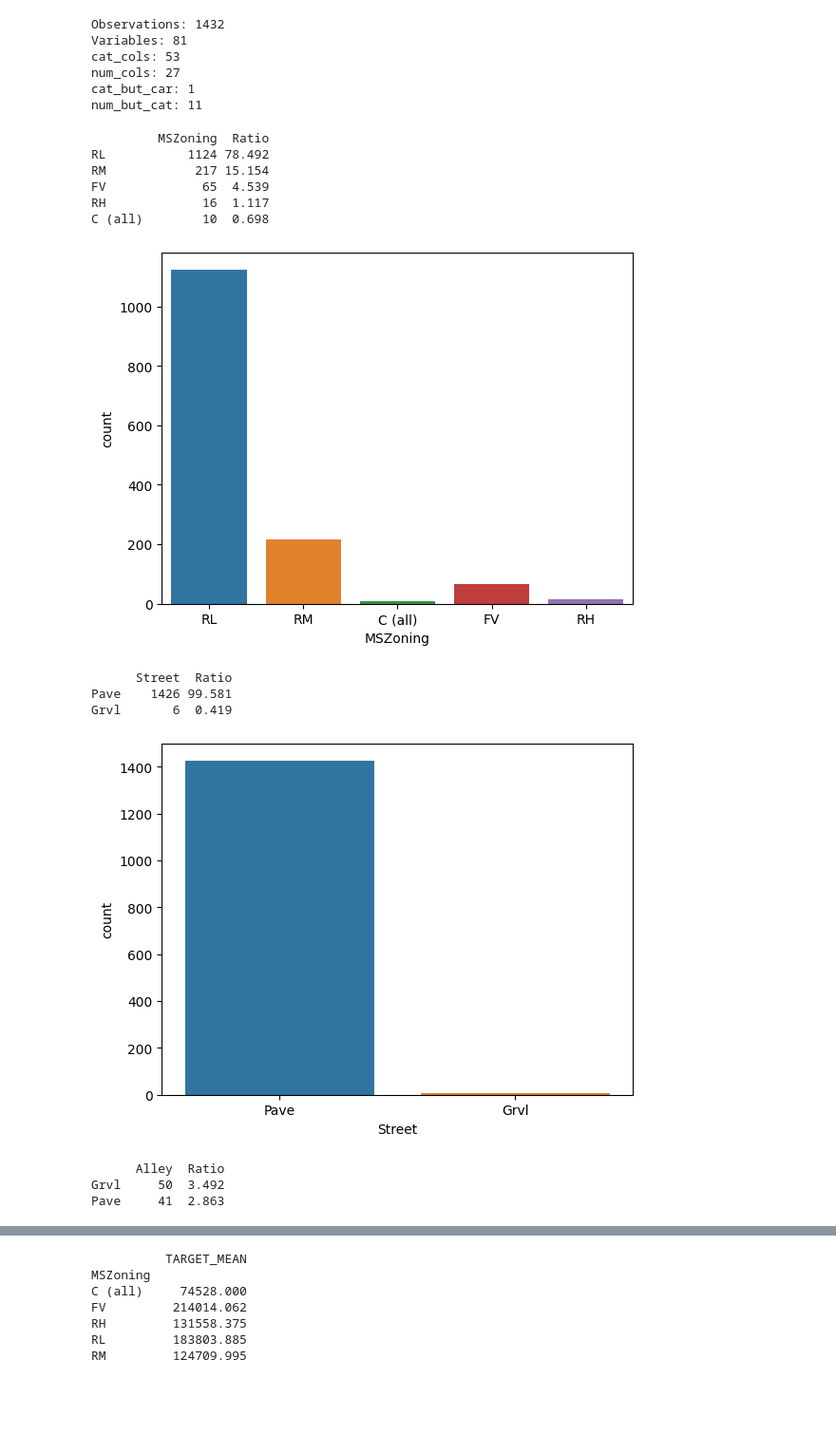
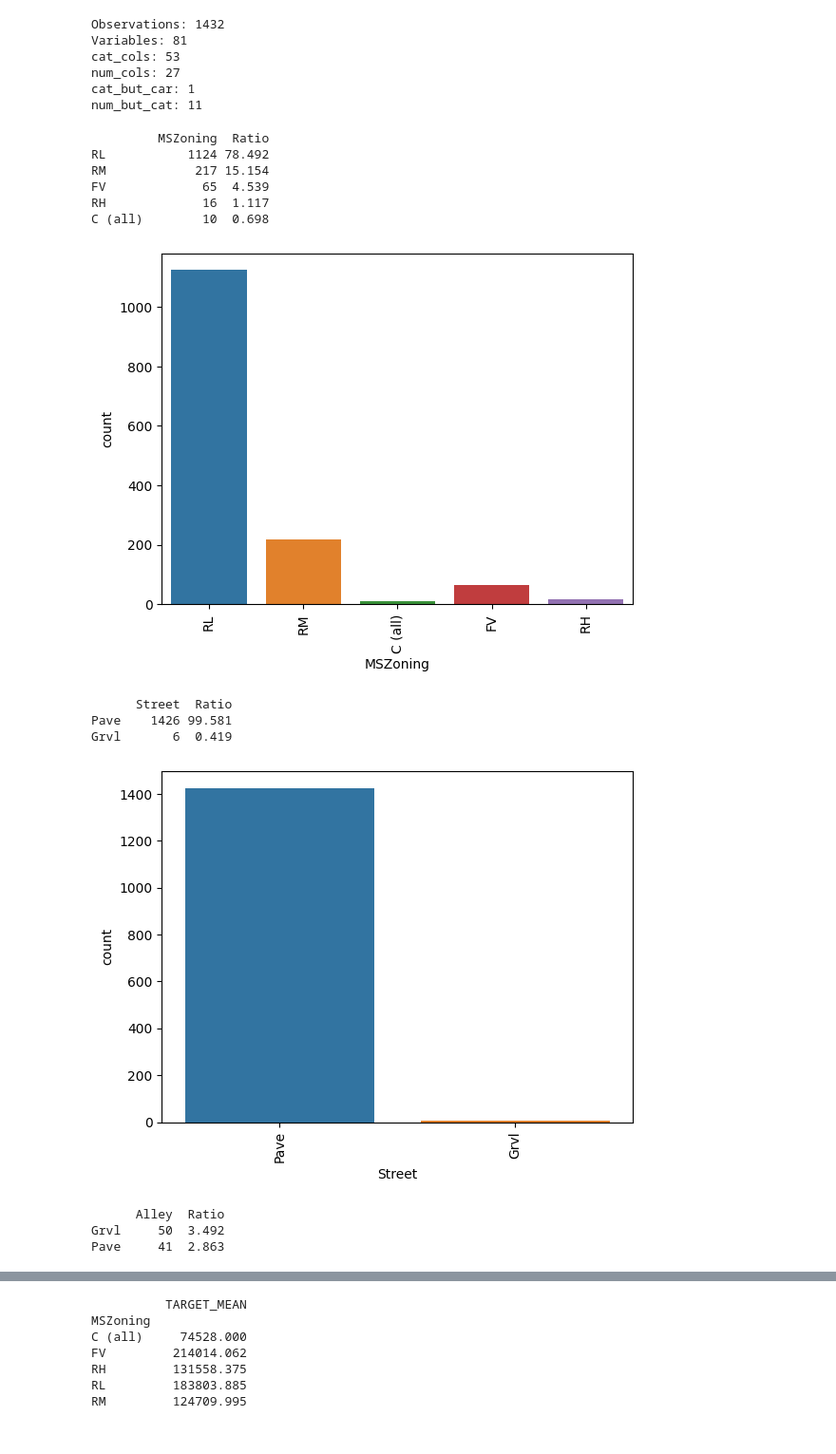
Before and after one commit to FehmiSerkanKazankaya/Miuul_Machine_Learning_Camp, a Jupyter notebook: Week-5/House Price Prediction Model/main.ipynb, the cells around one changed output, grey strips where cells are left out. Shown at 95% size. Cells and saved outputs as stored; diff of their text form; code cells hidden in the pictures; blank space fills up the shorter version.

```diff
--- a/Week-5/House Price Prediction Model/main.ipynb
+++ b/Week-5/House Price Prediction Model/main.ipynb
@@ -196,27 +215,28 @@ num_but_cat: 11
 # %%
 def cat_summary(dataframe, col_name, plot=False):
     print(pd.DataFrame({col_name: dataframe[col_name].value_counts(),
                         "Ratio": 100 * dataframe[col_name].value_counts() / len(dataframe)}))
 
     if plot:
         sns.countplot(x=dataframe[col_name], data=dataframe)
+        plt.xticks(rotation=90)
         plt.show()
 
 
 for col in cat_cols:
     cat_summary(df, col, plot=True)
 # %% [output]
          MSZoning  Ratio
 RL           1124 78.492
 RM            217 15.154
 FV             65  4.539
 RH             16  1.117
 C (all)        10  0.698
-[figure, old version]
+[figure, new version]
       Street  Ratio
 Pave    1426 99.581
 Grvl       6  0.419
-[figure, old version]
+[figure, new version]
       Alley  Ratio
 Grvl     50  3.492
 Pave     41  2.863
```
Also changed, not shown: parts of 2 cells of this notebook.
